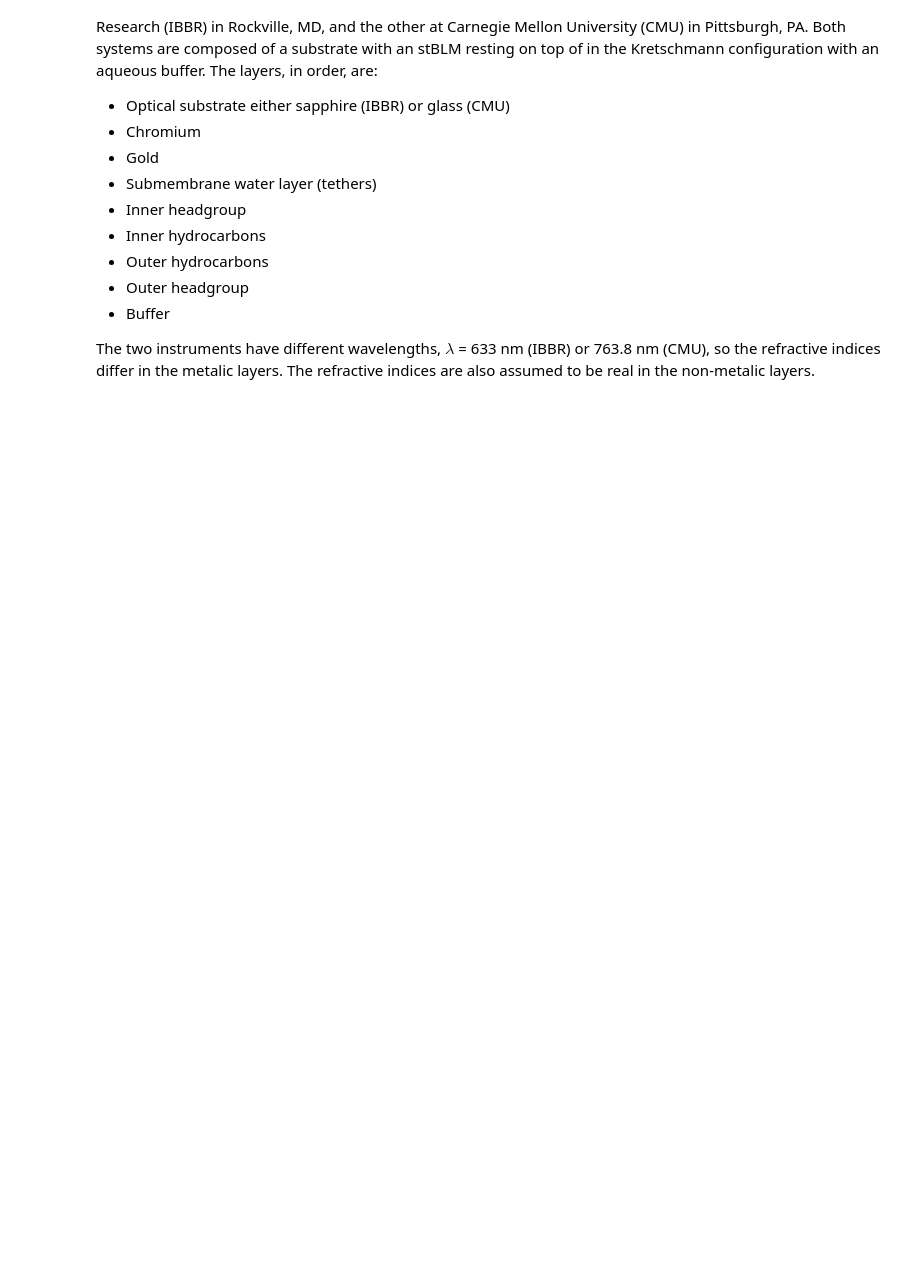
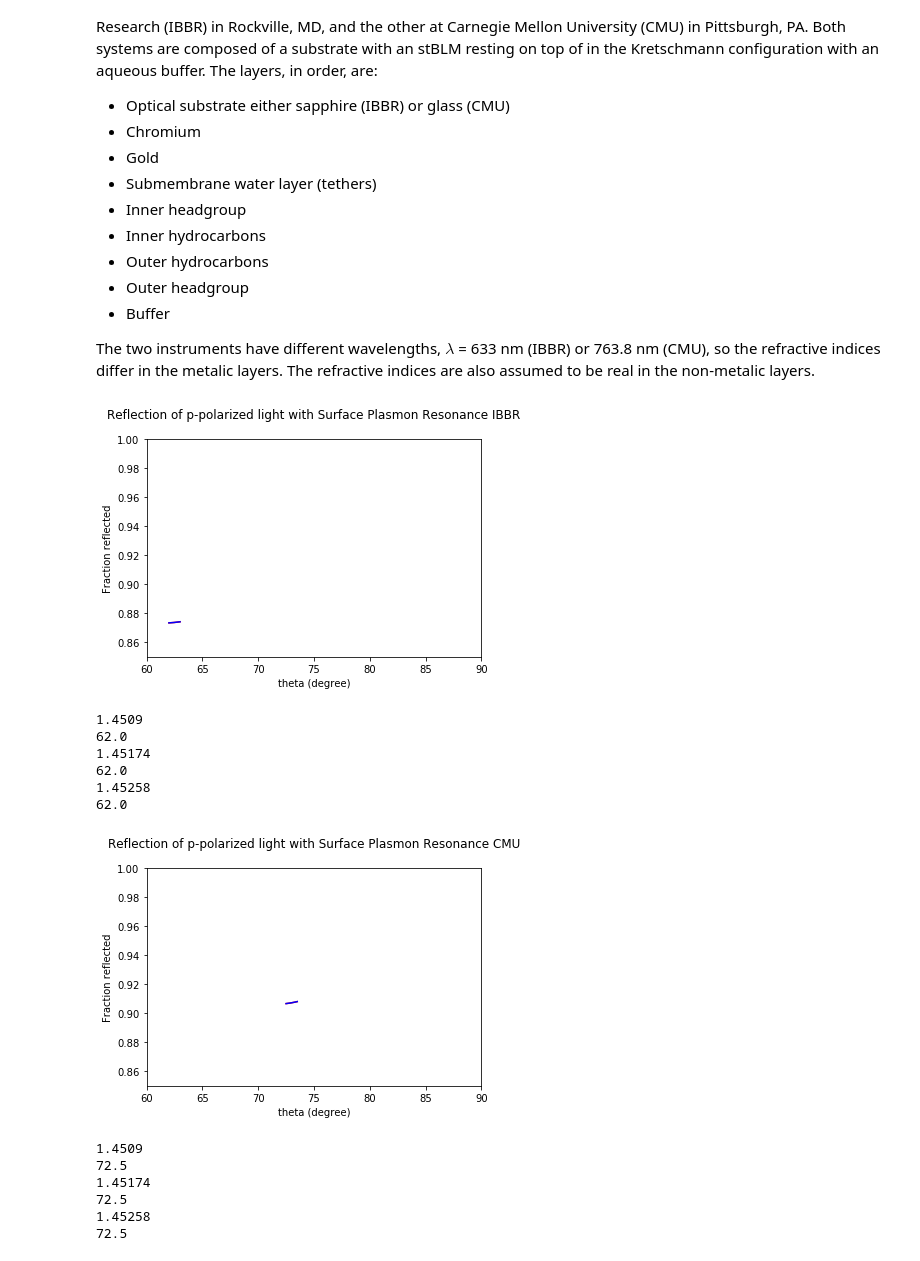
Before and after one commit to brianjosey/QuantSPR, a Jupyter notebook: QuantSPR.ipynb, the cells around one changed output. Drawn from its saved outputs; the diff is of its cells as text; code cells hidden in the pictures; blank space fills up the shorter version.

```diff
--- a/QuantSPR.ipynb
+++ b/QuantSPR.ipynb
@@ -57,13 +57,13 @@ DEGREE = pi/180                                                   # Perform calc
 
 # Instrument and Simulation Parameters-IBBR
 lam_vac_ibbr = 633                                                    # Wavelength in nm
-theta_list_ibbr = linspace(61*DEGREE, 62*DEGREE, num=1500)             # Range of angles simulated
-d_list_ibbr = [inf, 0.5, 4.4, 0.618, 0.900, 1.571, 1.132, 0.900, inf]  # Layer thickness in nm
-n_list_ibbr = [1.77, 3.0891+3.3411j, 0.13989+3.7015j, 1.33518, 1.45029, 1.45295, 1.45703, 1.45156, 1.33518] # Refractive indices
+theta_list_ibbr = linspace(62*DEGREE, 63*DEGREE, num=1500)            # Range of angles simulated
+d_list_ibbr = [inf, 0.5, 4.4, 0.6, 0.900, 3.0, 0.900, inf]            # Layer thickness in nm
+n_list_ibbr = [1.77, 3.0891+3.3411j, 0.13989+3.7015j, n_aqueous, 1.45, 1.45, 1.45, n_aqueous] # Refractive indices
 
 
 #Instrument and Simulation Parameters-CMU
 lam_vac_cmu = 763.8                                                  # Wavelength in nm
-theta_list_cmu = linspace(71.5*DEGREE, 72.5*DEGREE, num=1500)        # Range of angles simulated
-d_list_cmu = [inf, 0.5, 4.4, 0.618, 0.900, 1.571, 1.132, 0.900, inf] # Layer thickness in nm
-n_list_cmu = [1.52, 3.095+3.428j, 0.172+4.7361j, 1.33518, 1.45029, 1.45295, 1.45703, 1.45156, 1.33518]  # Refractive indices
+theta_list_cmu = linspace(72.5*DEGREE, 73.5*DEGREE, num=1500)        # Range of angles simulated
+d_list_cmu = [inf, 0.5, 4.4, 0.6, 0.900, 3.0, 0.900, inf]            # Layer thickness in nm
+n_list_cmu = [1.52, 3.095+3.428j, 0.172+4.7361j, n_aqueous, 1.45, 1.45, 1.45, n_aqueous]  # Refractive indices
@@ -70,17 +146,42 @@ n_list_cmu = [1.52, 3.095+3.428j, 0.172+4.7361j, 1.33518, 1.45029, 1.45295, 1.45
 # %%
 # Simulation Variables
 
+# Refractive index of the bulk and submembrane phase (blank n=1.335)
+n_aqueous = 1.33504;
+
+
 # Variables-IBBR
-x_ibbr = 8;                   # Selects which element in the array to vary, in this case the bulk phase.
-x_ibbr_min = 1.33518;         # Sets the minimum value of that variable.
-x_ibbr_max = x_ibbr_min;      # Sets the maximum value of that variable.
-x_ibbr_num = 1;               # Determines the number of iterations over which the simulations is ran.
+x_ibbr = 5;                   # Selects which element in the array to vary, in this case the bilayer.
+x_ibbr_min = 1.45090;            # Sets the minimum value of that variable.
+x_ibbr_max = 1.45258;      # Sets the maximum value of that variable.
+x_ibbr_num = 3;               # Determines the number of iterations over which the simulations is ran.
 ibbr_csv = csv.writer(open("Adsorbed-IBBR.csv","wb"))
 
 
 # Variables-CMU
-x_cmu = 8;
+x_cmu = 5;
 x_cmu_min = x_ibbr_min;
-x_cmu_max = x_ibbr_min;
-x_cmu_num = 1;
+x_cmu_max = x_ibbr_max;
+x_cmu_num = 3;
 cmu_csv = csv.writer(open("Adsorbed-CMU.csv","wb"))
+
+# Immediately Calculater the Values
+plot_IBBR()
+sample_IBBR()
+plot_CMU()
+sample_CMU()
+# %% [output]
+[figure, added]
+1.4509
+62.0
+1.45174
+62.0
+1.45258
+62.0
+[figure, added]
+1.4509
+72.5
+1.45174
+72.5
+1.45258
+72.5
```
Also changed, not shown: parts of 7 cells of this notebook.
